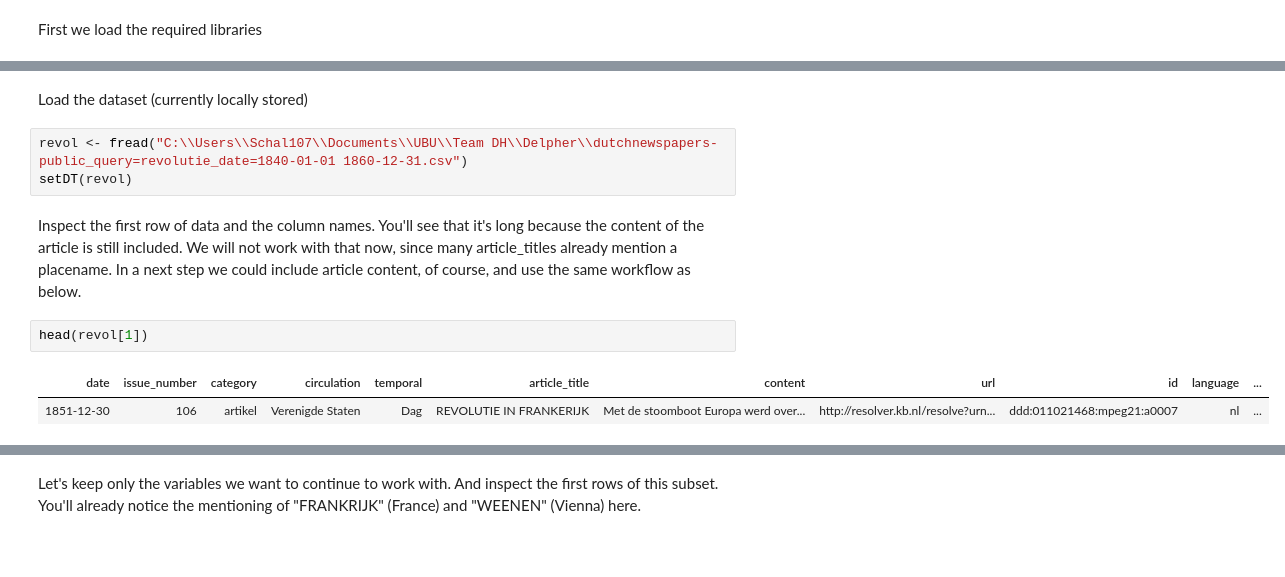
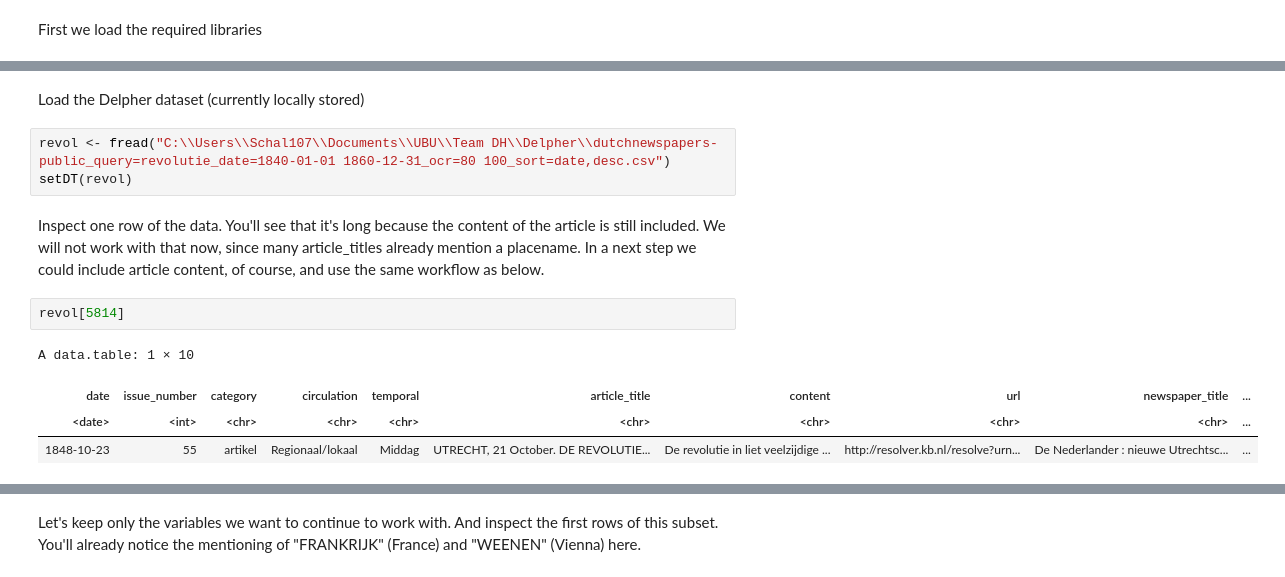
Before and after one commit to RubenSchalk/textcorpora, a Jupyter notebook: delpher.ipynb, the cells around one changed output, grey strips where cells are left out. Saved outputs shown, nothing was run; the diff lists cells and outputs as text; blank space fills up the shorter version.

```diff
--- a/delpher.ipynb
+++ b/delpher.ipynb
@@ -22,15 +30,17 @@ library(ggplot2)
 # %% [markdown]
-Load the dataset (currently locally stored)
+Load the Delpher dataset (currently locally stored)
 # %%
-revol <- fread("C:\\Users\\Schal107\\Documents\\UBU\\Team DH\\Delpher\\dutchnewspapers-public_query=revolutie_date=1840-01-01 1860-12-31.csv")
+revol <- fread("C:\\Users\\Schal107\\Documents\\UBU\\Team DH\\Delpher\\dutchnewspapers-public_query=revolutie_date=1840-01-01 1860-12-31_ocr=80 100_sort=date,desc.csv")
 setDT(revol)
 # %% [markdown]
-Inspect the first row of data and the column names. You'll see that it's long because the content of the article is still included. We will not work with that now, since many article_titles already mention a placename. In a next step we could include article content, of course, and use the same workflow as below.
+Inspect one row of the data. You'll see that it's long because the content of the article is still included. We will not work with that now, since many article_titles already mention a placename. In a next step we could include article content, of course, and use the same workflow as below.
 # %%
-head(revol[1])
+revol[5814]
 # %% [output]
+A data.table: 1 × 10
-| date | issue_number | category | circulation | temporal | article_title | content | url | id | language | ... |
-| 1851-12-30 | 106 | artikel | Verenigde Staten | Dag | REVOLUTIE IN FRANKERIJK | Met de stoomboot Europa werd over... | http://resolver.kb.nl/resolve?urn... | ddd:011021468:mpeg21:a0007 | nl | ... |
+| date | issue_number | category | circulation | temporal | article_title | content | url | newspaper_title | ... |
+| <date> | <int> | <chr> | <chr> | <chr> | <chr> | <chr> | <chr> | <chr> | ... |
+| 1848-10-23 | 55 | artikel | Regionaal/lokaal | Middag | UTRECHT, 21 October. DE REVOLUTIE... | De revolutie in liet veelzijdige ... | http://resolver.kb.nl/resolve?urn... | De Nederlander : nieuwe Utrechtsc... | ... |
 # %%
 colnames(revol)
 # %% [output]
```
Also changed, not shown: parts of 32 cells of this notebook, 1 other file.
